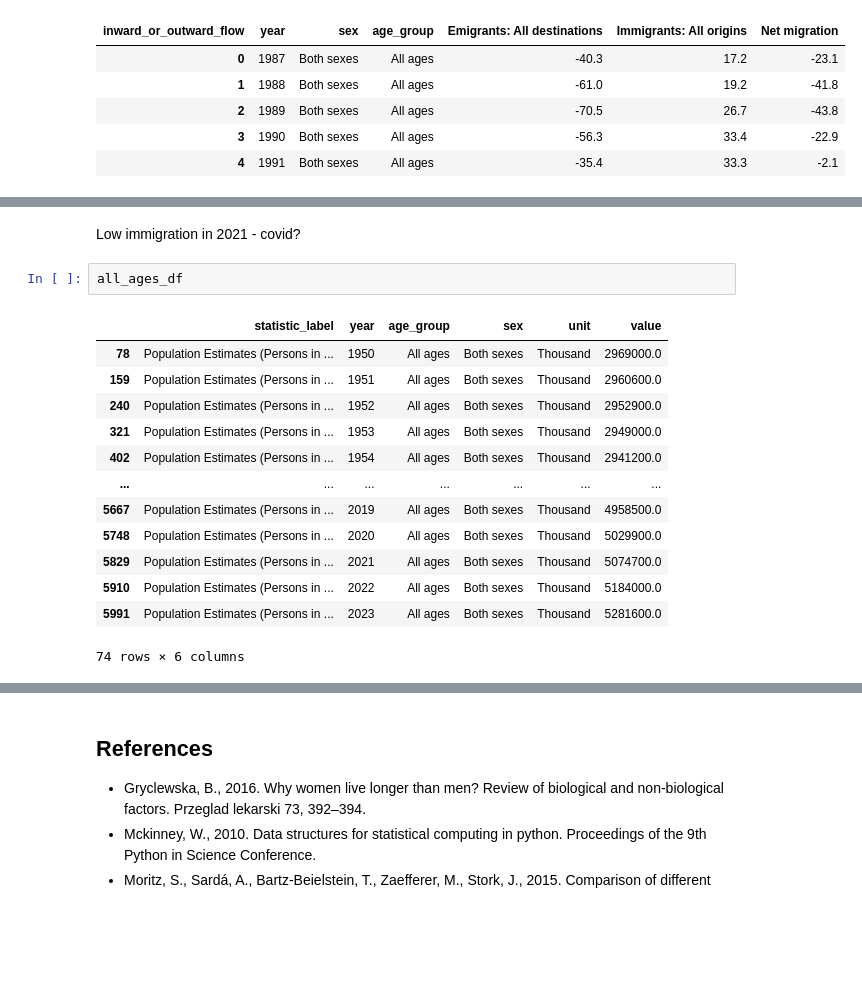
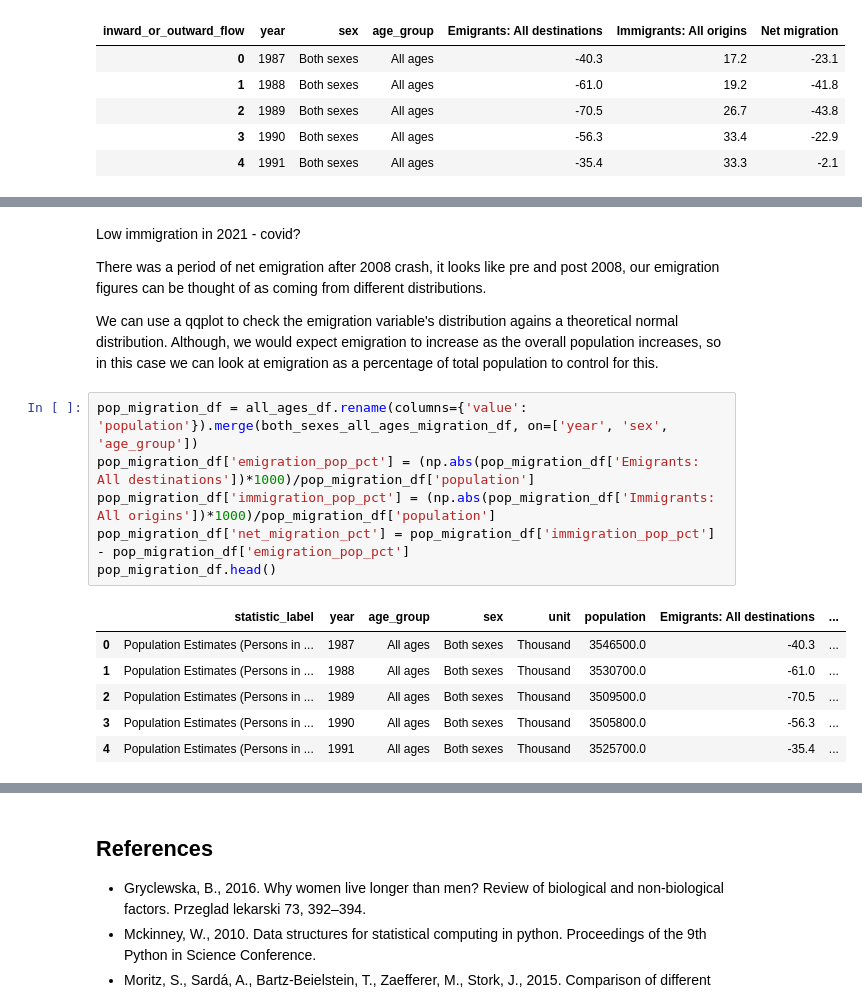
Before and after one commit to step-hen-burke/ca1, a Jupyter notebook: 00_initial_exploration.ipynb, the cells around one changed output, grey strips where cells are left out. Drawn from its saved outputs; the diff is of its cells as text; blank space fills up the shorter version.

```diff
--- a/00_initial_exploration.ipynb
+++ b/00_initial_exploration.ipynb
@@ -799,18 +799,19 @@ sns.barplot(both_sexes_all_ages_migration_df , x='year', y='Immigrants: All orig
 # %% [markdown]
 Low immigration in 2021 - covid?
+
+There was a period of net emigration after 2008 crash, it looks like pre and post 2008, our emigration figures can be thought of as coming from different distributions.
+
+We can use a qqplot to check the emigration variable's distribution agains a theoretical normal distribution. Although, we would expect emigration to increase as the overall population increases, so in this case we can look at emigration as a percentage of total population to control for this.
 # %%
-all_ages_df
+pop_migration_df = all_ages_df.rename(columns={'value': 'population'}).merge(both_sexes_all_ages_migration_df, on=['year', 'sex', 'age_group'])
+pop_migration_df['emigration_pop_pct'] = (np.abs(pop_migration_df['Emigrants: All destinations'])*1000)/pop_migration_df['population']
+pop_migration_df['immigration_pop_pct'] = (np.abs(pop_migration_df['Immigrants: All origins'])*1000)/pop_migration_df['population']
+pop_migration_df['net_migration_pct'] = pop_migration_df['immigration_pop_pct'] - pop_migration_df['emigration_pop_pct']
+pop_migration_df.head()
 # %% [output]
-|  | statistic_label | year | age_group | sex | unit | value |
-| 78 | Population Estimates (Persons in ... | 1950 | All ages | Both sexes | Thousand | 2969000.0 |
-| 159 | Population Estimates (Persons in ... | 1951 | All ages | Both sexes | Thousand | 2960600.0 |
-| 240 | Population Estimates (Persons in ... | 1952 | All ages | Both sexes | Thousand | 2952900.0 |
-| 321 | Population Estimates (Persons in ... | 1953 | All ages | Both sexes | Thousand | 2949000.0 |
-| 402 | Population Estimates (Persons in ... | 1954 | All ages | Both sexes | Thousand | 2941200.0 |
-| ... | ... | ... | ... | ... | ... | ... |
-| 5667 | Population Estimates (Persons in ... | 2019 | All ages | Both sexes | Thousand | 4958500.0 |
-| 5748 | Population Estimates (Persons in ... | 2020 | All ages | Both sexes | Thousand | 5029900.0 |
-| 5829 | Population Estimates (Persons in ... | 2021 | All ages | Both sexes | Thousand | 5074700.0 |
-| 5910 | Population Estimates (Persons in ... | 2022 | All ages | Both sexes | Thousand | 5184000.0 |
-| 5991 | Population Estimates (Persons in ... | 2023 | All ages | Both sexes | Thousand | 5281600.0 |
+|  | statistic_label | year | age_group | sex | unit | population | Emigrants: All destinations | ... |
+| 0 | Population Estimates (Persons in ... | 1987 | All ages | Both sexes | Thousand | 3546500.0 | -40.3 | ... |
+| 1 | Population Estimates (Persons in ... | 1988 | All ages | Both sexes | Thousand | 3530700.0 | -61.0 | ... |
+| 2 | Population Estimates (Persons in ... | 1989 | All ages | Both sexes | Thousand | 3509500.0 | -70.5 | ... |
+| 3 | Population Estimates (Persons in ... | 1990 | All ages | Both sexes | Thousand | 3505800.0 | -56.3 | ... |
+| 4 | Population Estimates (Persons in ... | 1991 | All ages | Both sexes | Thousand | 3525700.0 | -35.4 | ... |
-74 rows × 6 columns
```
Also changed, not shown: parts of 9 cells of this notebook, 1 other file.
